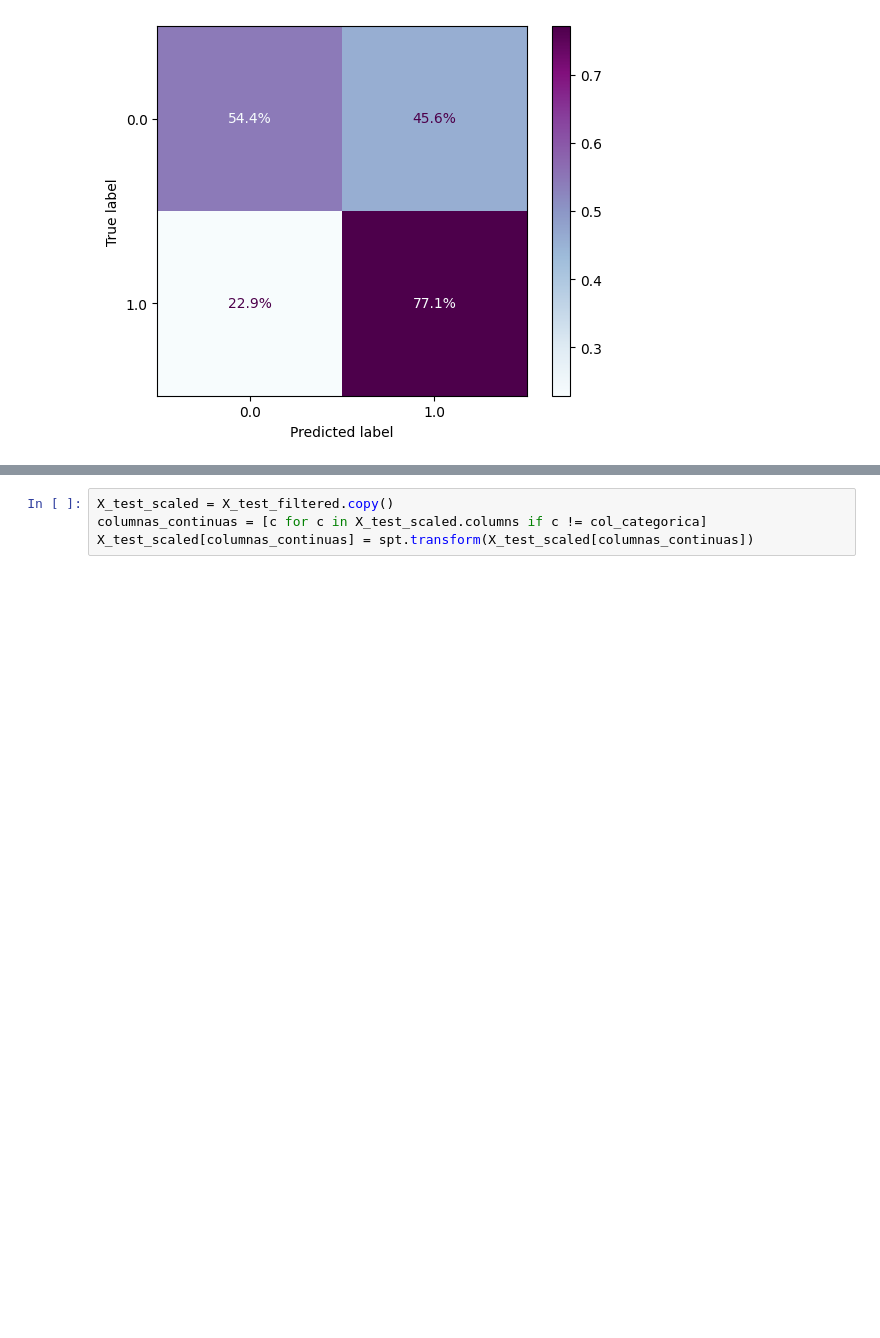
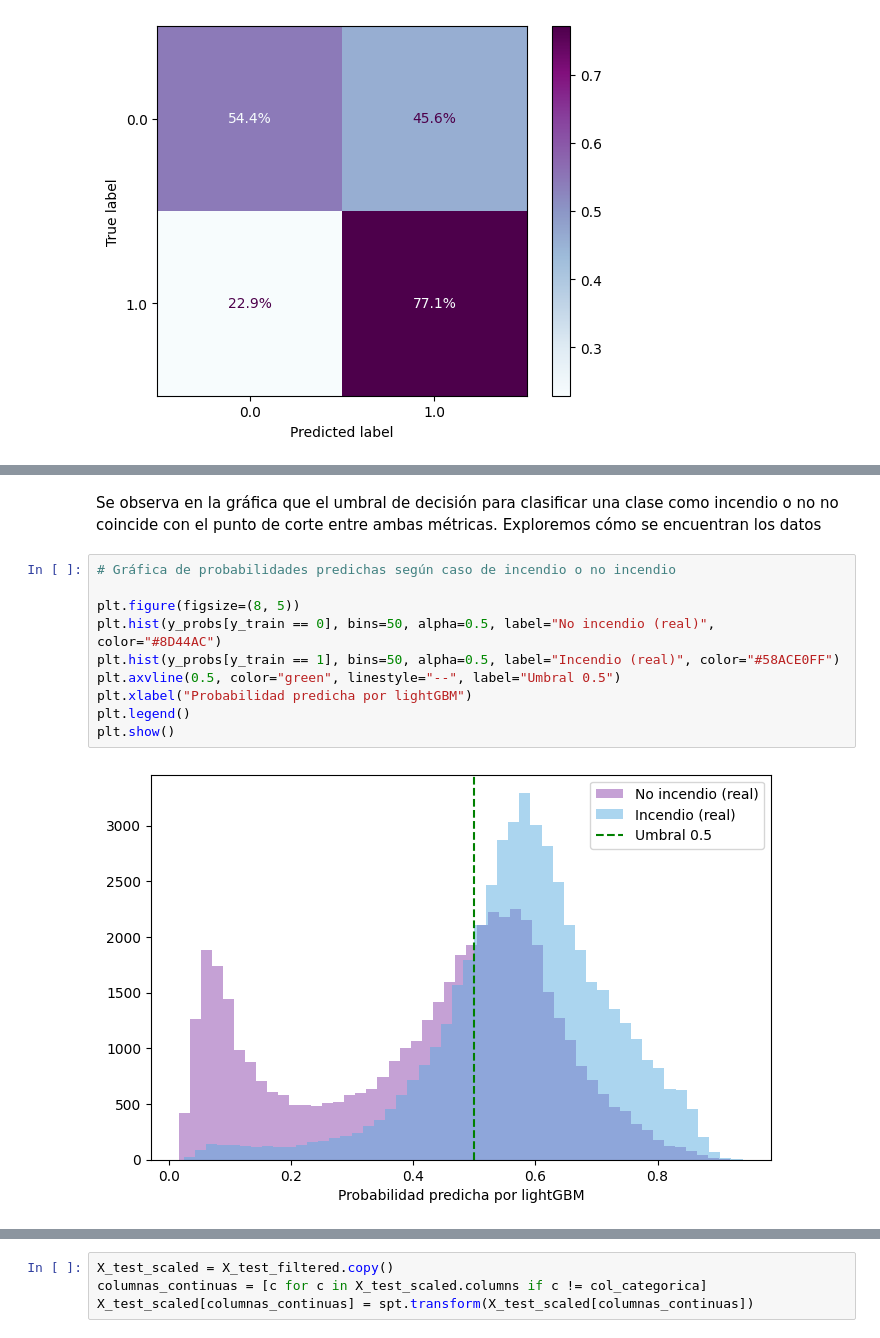
Before and after one commit to sgusmar/ML_wildfAIre, a Jupyter notebook: main_definitive.ipynb, the cells around one changed output, grey strips where cells are left out. Drawn from its saved outputs; the diff is of its cells as text; blank space fills up the shorter version.

```diff
--- a/main_definitive.ipynb
+++ b/main_definitive.ipynb
@@ -744,0 +892,14 @@ El **objetivo** de esta sección será optimizar este modelo hasta alcanzar al m
+# %% [markdown]
+Se observa en la gráfica que el umbral de decisión para clasificar una clase como incendio o no no coincide con el punto de corte entre ambas métricas. Exploremos cómo se encuentran los datos
+# %%
+# Gráfica de probabilidades predichas según caso de incendio o no incendio
+
+plt.figure(figsize=(8, 5))
+plt.hist(y_probs[y_train == 0], bins=50, alpha=0.5, label="No incendio (real)", color="#8D44AC")
+plt.hist(y_probs[y_train == 1], bins=50, alpha=0.5, label="Incendio (real)", color="#58ACE0FF")
+plt.axvline(0.5, color="green", linestyle="--", label="Umbral 0.5")
+plt.xlabel("Probabilidad predicha por lightGBM")
+plt.legend()
+plt.show()
+# %% [output]
+[figure, added]
```
Also changed, not shown: parts of 38 cells of this notebook.
